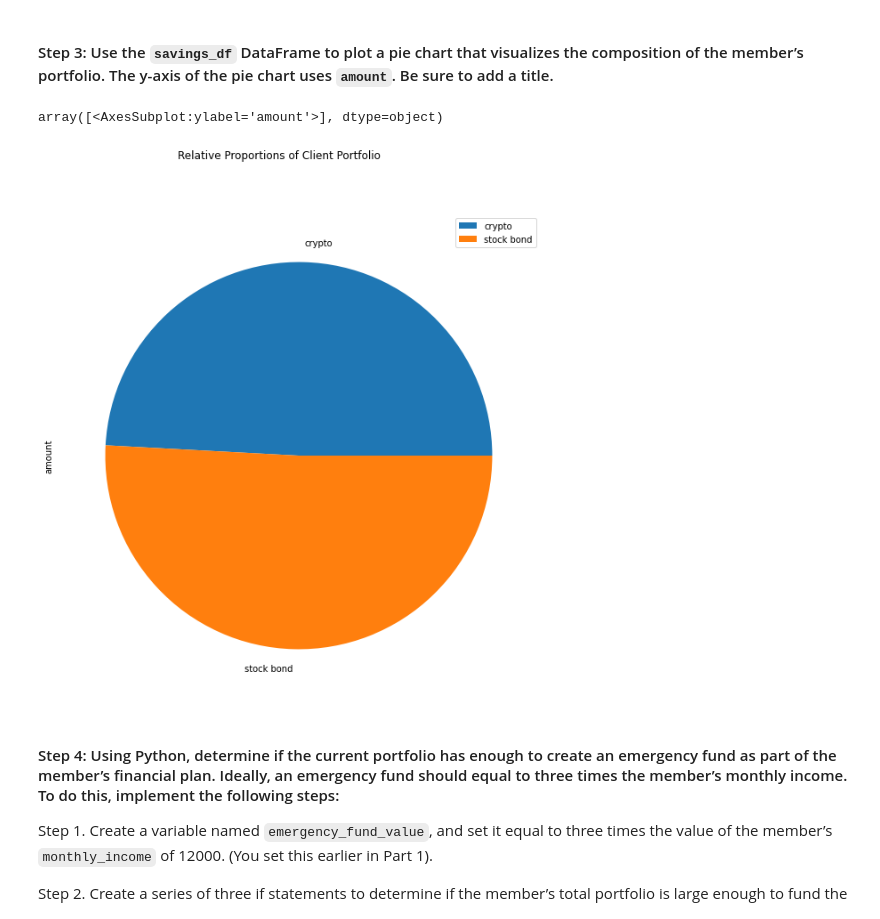
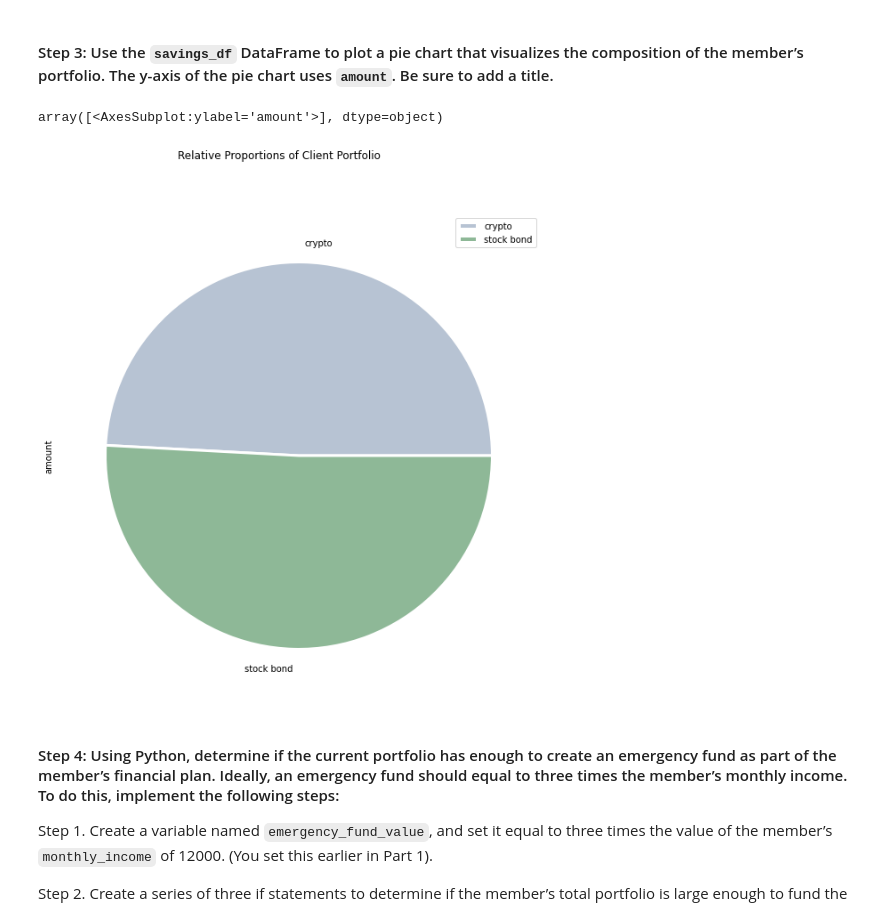
Before and after one commit to toniahurst/FinTech_Module_5_Challenge, a Jupyter notebook: Starter_Code_Module_5_Challenge/financial_planning_tools.ipynb, the cells around one changed output. Drawn from its saved outputs; the diff is of its cells as text; code cells hidden in the pictures.

```diff
--- a/Starter_Code_Module_5_Challenge/financial_planning_tools.ipynb
+++ b/Starter_Code_Module_5_Challenge/financial_planning_tools.ipynb
@@ -372,10 +372,11 @@ display(savings_df)
 #### Step 3: Use the `savings_df` DataFrame to plot a pie chart that visualizes the composition of the member’s portfolio. The y-axis of the pie chart uses `amount`. Be sure to add a title.
 # %%
 # Plot the total value of the member's portfolio (crypto and stock/bond) in a pie chart
-savings_df.plot.pie(figsize=(25,10), subplots=True, title="Relative Proportions of Client Portfolio")
+colors = ['#B7C3d3', '#8EB897']
+savings_df.plot.pie(figsize=(25,10), colors=colors, subplots=True, wedgeprops = { 'linewidth' : 3, 'edgecolor' : 'white' }, title="Relative Proportions of Client Portfolio")
 # %% [output]
 array([<AxesSubplot:ylabel='amount'>], dtype=object)
-[figure, old version]
+[figure, new version]
 # %% [markdown]
 #### Step 4: Using Python, determine if the current portfolio has enough to create an emergency fund as part of the member’s financial plan. Ideally, an emergency fund should equal to three times the member’s monthly income. To do this, implement the following steps:
 
```
Also changed, not shown: parts of 9 cells of this notebook.
